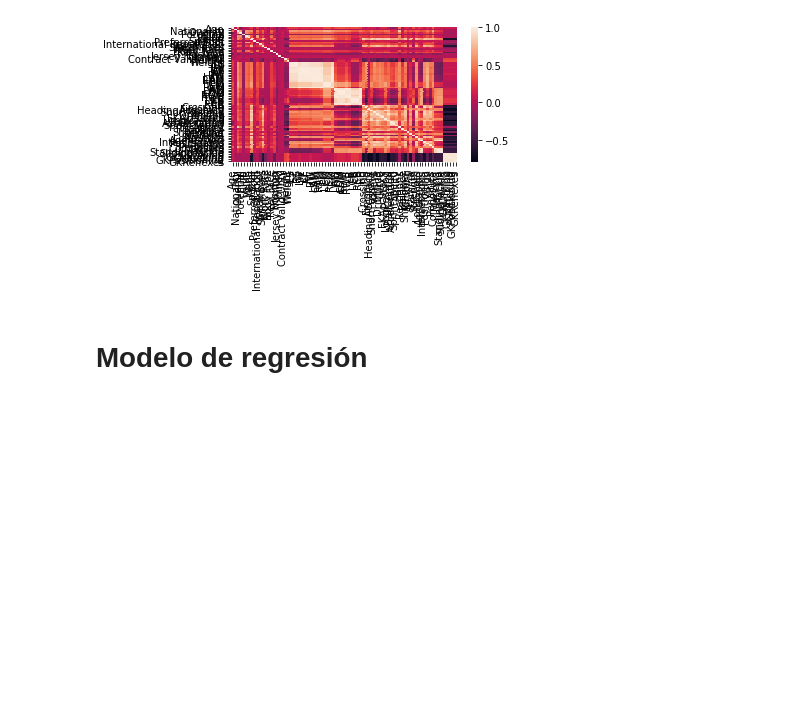
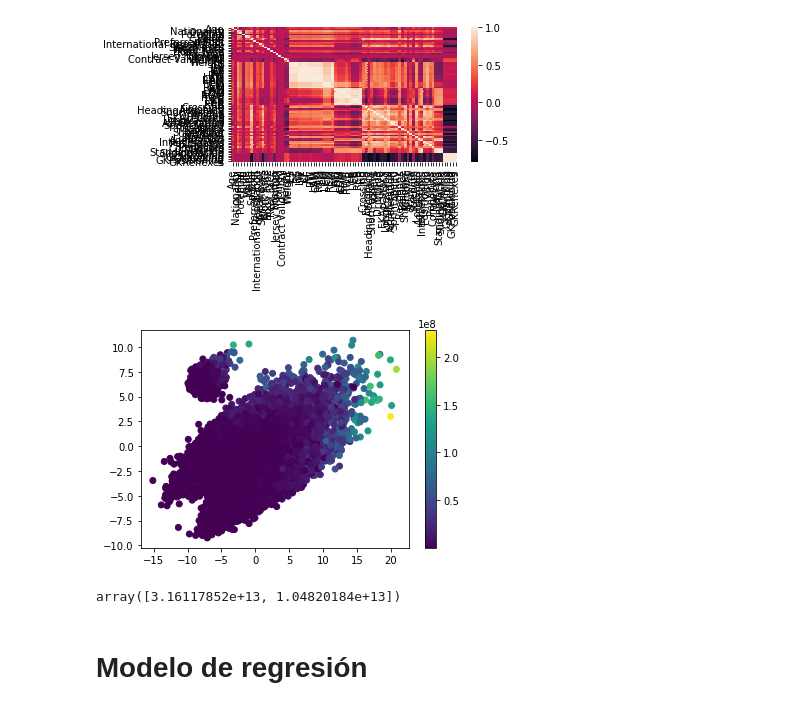
Before and after one commit to gitpacho/MineriaDatos, a Jupyter notebook: Sesion2_Regresion/ej_mainfifa.ipynb, the cells around one changed output. Drawn from its saved outputs; the diff is of its cells as text; code cells hidden in the pictures; blank space fills up the shorter version.

```diff
--- a/Sesion2_Regresion/ej_mainfifa.ipynb
+++ b/Sesion2_Regresion/ej_mainfifa.ipynb
@@ -292,6 +291,26 @@ plt.tight_layout()
 plt.show()
 # %% [output]
 [figure]
+# %%
+from sklearn.decomposition import PCA
+from sklearn.preprocessing import StandardScaler
+sca = StandardScaler()
+sca.fit(Xtrain_pre)
+Xtrain_pre_z = sca.transform(Xtrain_pre)
+
+red = PCA(n_components=2)
+red.fit(Xtrain_pre_z)
+z = red.transform(Xtrain_pre_z)
+z.shape
+plt.scatter(z[:,0],z[:,1],c=ytrain_num)
+plt.colorbar()
+plt.show()
+# %% [output]
+[figure, added]
+# %%
+red.explained_variance_
+# %% [output]
+array([3.16117852e+13, 1.04820184e+13])
 # %%
 Xtrain_pre2 = Xtrain_pre.copy()
 Xtrain_pre2['Salida'] = ytrain_num
```
Also changed, not shown: parts of 4 cells of this notebook.
